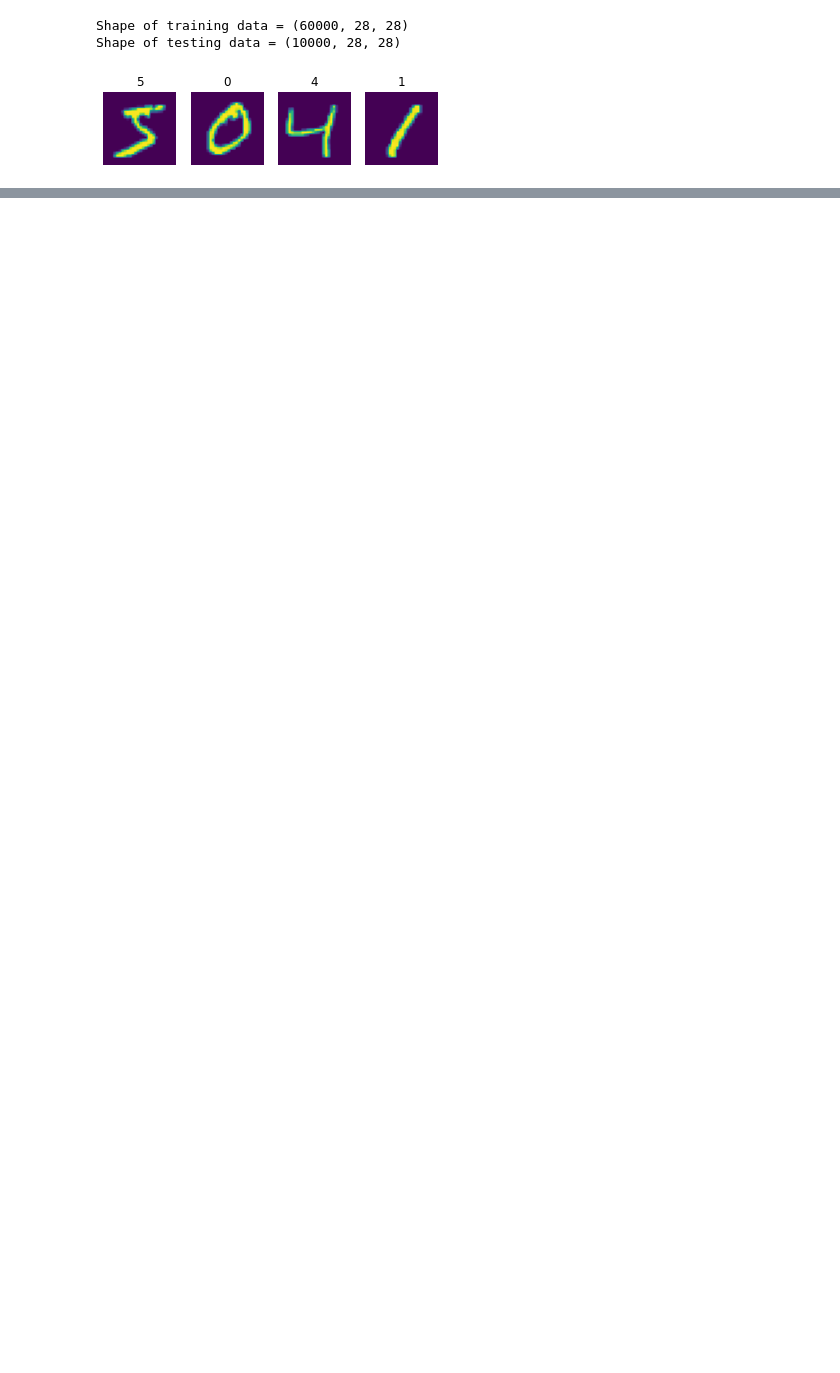
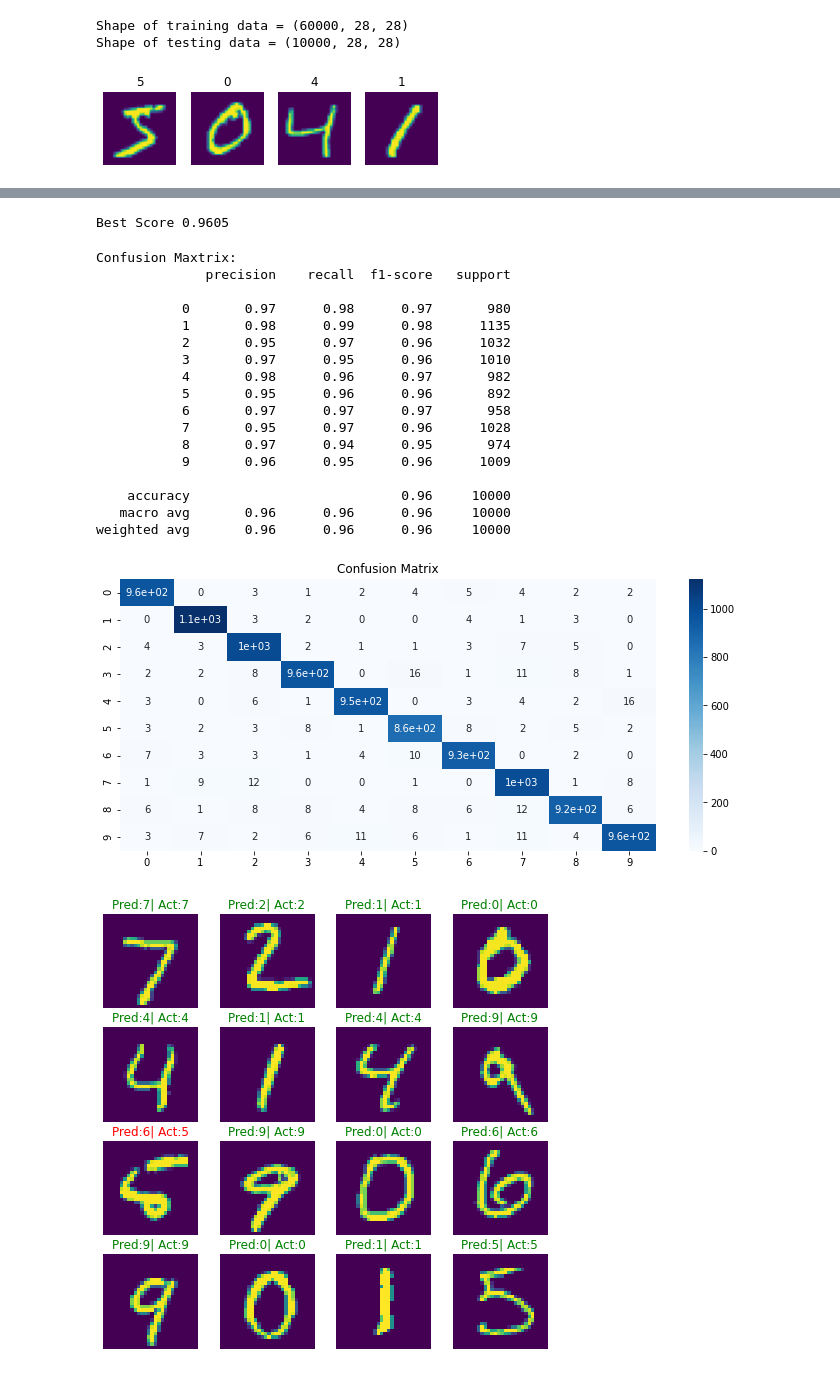
Before and after one commit to vajay84/NN, a Jupyter notebook: MNIST_dnn.ipynb, the cells around one changed output, grey strips where cells are left out. Saved outputs shown, nothing was run; the diff lists cells and outputs as text; code cells hidden in the pictures; blank space fills up the shorter version.

```diff
--- a/MNIST_dnn.ipynb
+++ b/MNIST_dnn.ipynb
@@ -215,0 +218,8 @@ sn.heatmap(confusion_matrix(test_y, y_pred), cmap='Blues')
+# %%
+clf = keras.wrappers.scikit_learn.KerasClassifier(build_model)
+param_grid = {'n_layers':[1, 2, 3, 4],
+              'learning_rate': [0.001, 0.01, 0.05, 0.1, 0.5],
+              'momentum':[0.0, 0.01, 0.05, 0.1]}
+grid_clf = RandomizedSearchCV(estimator=clf, scoring='accuracy', param_distributions=param_grid)
+grid_clf.fit(train_x, train_y, epochs=1000, validation_split=0.2,
+             callbacks=[earlystopping_callback], shuffle=True, verbose=0)
@@ -215,0 +237,27 @@ sn.heatmap(confusion_matrix(test_y, y_pred), cmap='Blues')
+# %%
+best_model = grid_clf.best_estimator_.model
+print("Best Score", grid_clf.best_score_)
+# %% [output]
+Best Score 0.9605
+# %%
+generate_error_reports(best_model, test_x, test_y)
+# %% [output]
+Confusion Maxtrix:
+              precision    recall  f1-score   support
+
+           0       0.97      0.98      0.97       980
+           1       0.98      0.99      0.98      1135
+           2       0.95      0.97      0.96      1032
+           3       0.97      0.95      0.96      1010
+           4       0.98      0.96      0.97       982
+           5       0.95      0.96      0.96       892
+           6       0.97      0.97      0.97       958
+           7       0.95      0.97      0.96      1028
+           8       0.97      0.94      0.95       974
+           9       0.96      0.95      0.96      1009
+
+    accuracy                           0.96     10000
+   macro avg       0.96      0.96      0.96     10000
+weighted avg       0.96      0.96      0.96     10000
+[figure, added]
+[figure, added]
```
Also changed, not shown: parts of 35 cells of this notebook, 20 other files.
